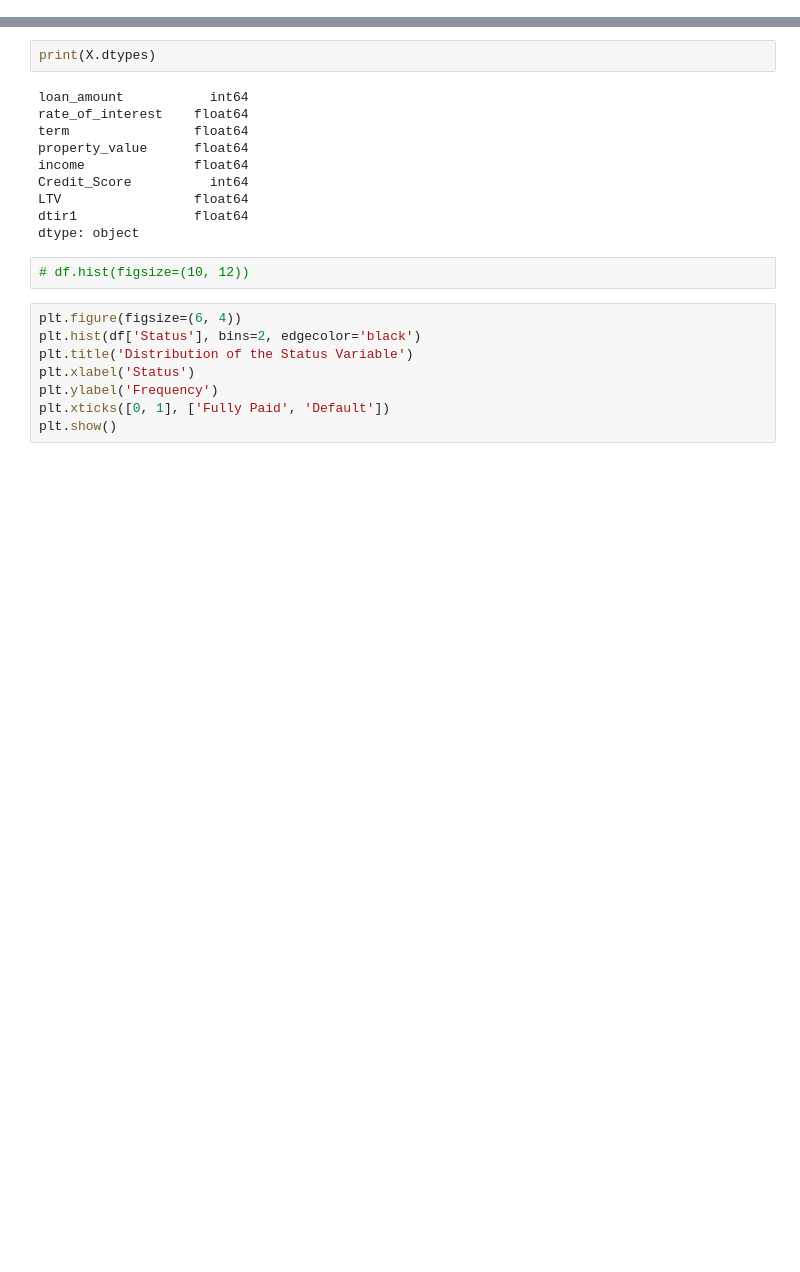
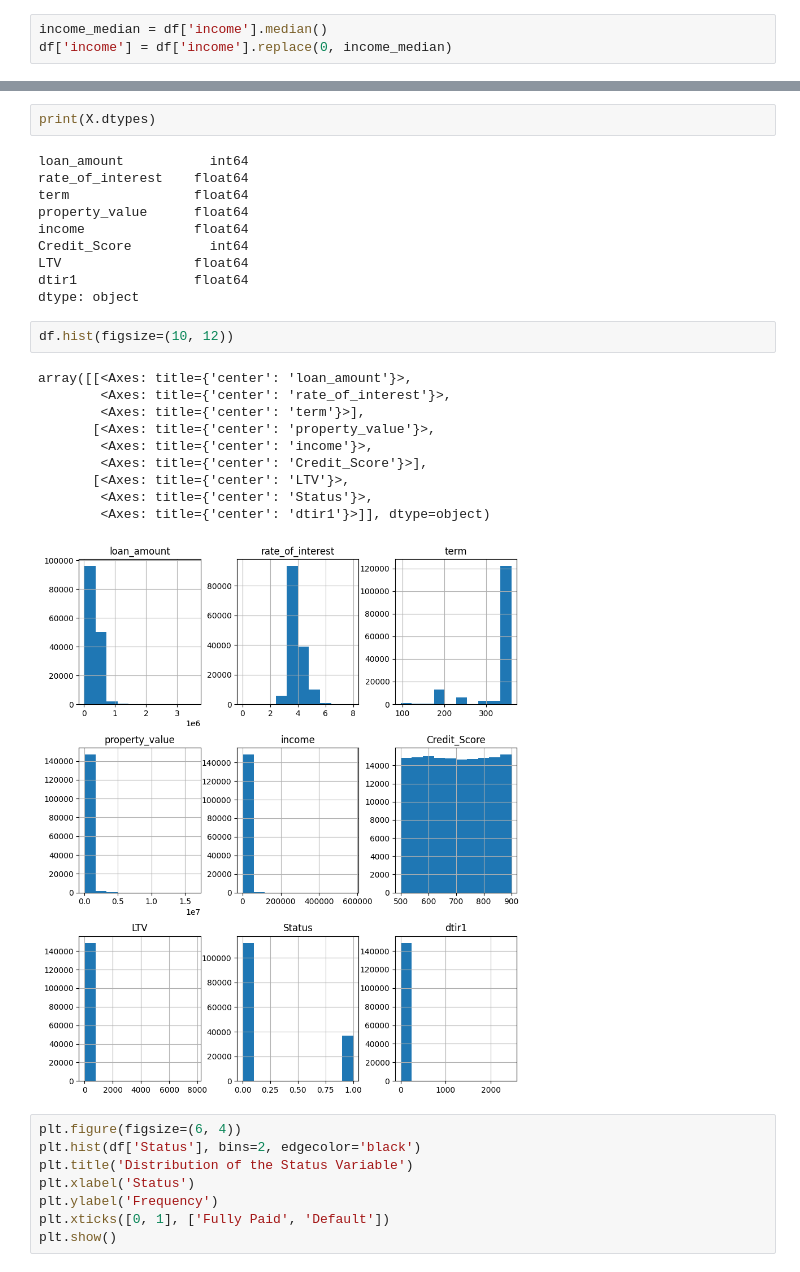
Before and after one commit to bgosal/Mortgage-Risk-Assessment-, a Jupyter notebook: EDA.ipynb, the cells around one changed output, grey strips where cells are left out. Saved outputs shown, nothing was run; the diff lists cells and outputs as text; blank space fills up the shorter version.

```diff
--- a/EDA.ipynb
+++ b/EDA.ipynb
@@ -106,3 +112,6 @@ Column 'term' contains 0 zeros.
+# %%
+income_median = df['income'].median()
+df['income'] = df['income'].replace(0, income_median)
 # %% [markdown]
 LTV and DTIR for new values
 # %%
@@ -207,7 +216,18 @@ LTV                 float64
 dtir1               float64
 dtype: object
 # %%
-# df.hist(figsize=(10, 12))
+df.hist(figsize=(10, 12))
+# %% [output]
+array([[<Axes: title={'center': 'loan_amount'}>,
+        <Axes: title={'center': 'rate_of_interest'}>,
+        <Axes: title={'center': 'term'}>],
+       [<Axes: title={'center': 'property_value'}>,
+        <Axes: title={'center': 'income'}>,
+        <Axes: title={'center': 'Credit_Score'}>],
+       [<Axes: title={'center': 'LTV'}>,
+        <Axes: title={'center': 'Status'}>,
+        <Axes: title={'center': 'dtir1'}>]], dtype=object)
+[figure, added]
 # %%
 plt.figure(figsize=(6, 4))
 plt.hist(df['Status'], bins=2, edgecolor='black')
```
Also changed, not shown: parts of 3 cells of this notebook, 12 other files.
